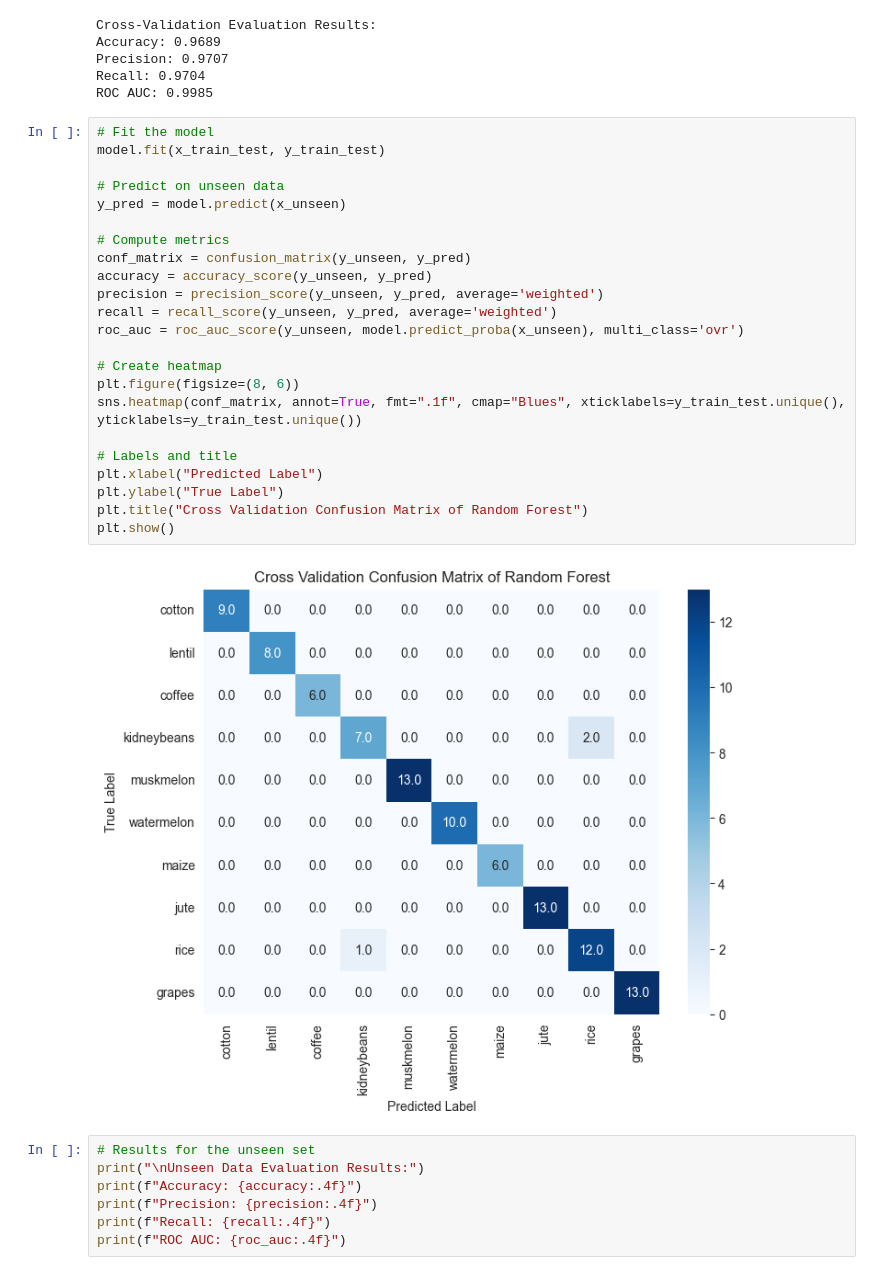
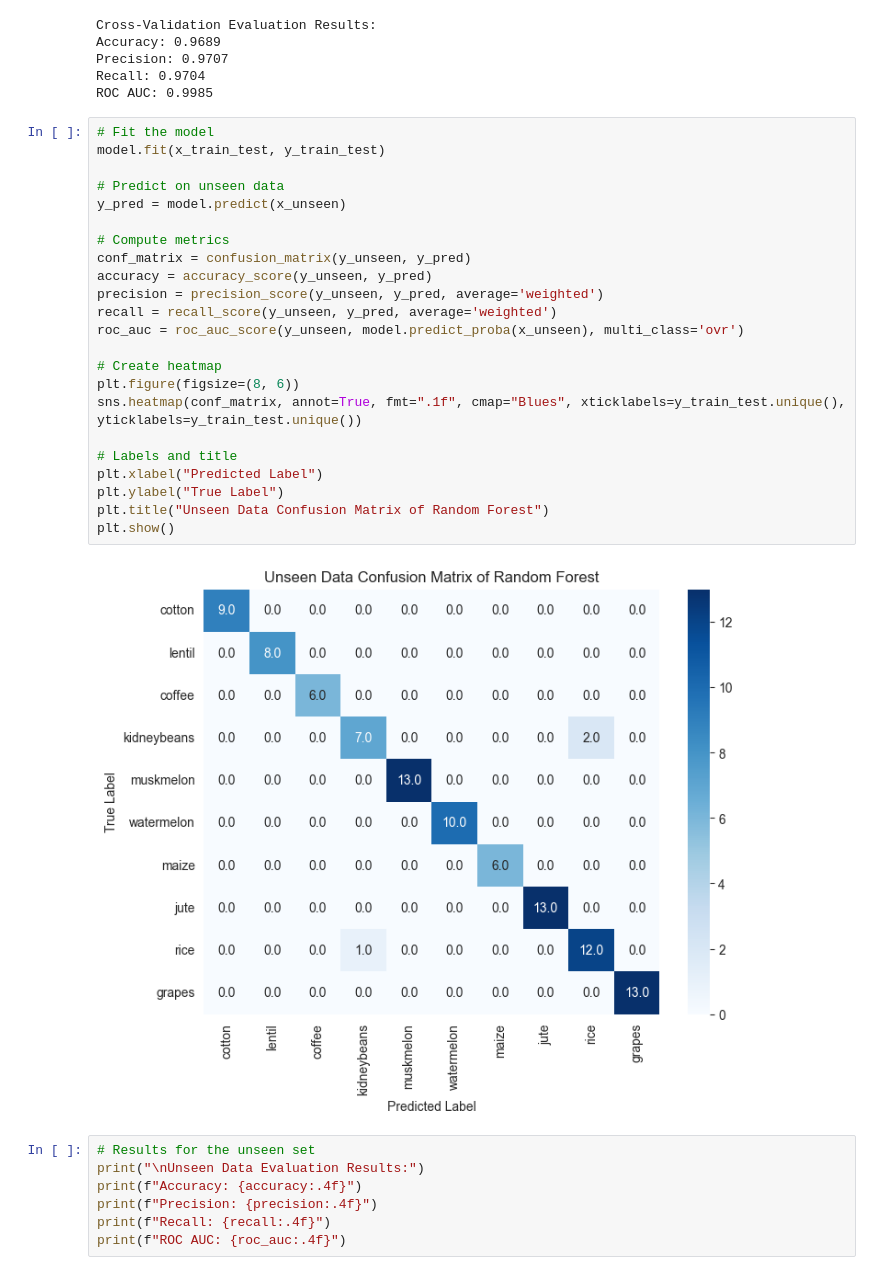
Before and after one commit to Stephen-Coloma/Crop-Recommendation-Machine-Learning, a Jupyter notebook: RandomForest.ipynb, the cells around one changed output. Saved outputs shown, nothing was run; the diff lists cells and outputs as text.

Commit message:
Fixed the graph labels again

```diff
--- a/RandomForest.ipynb
+++ b/RandomForest.ipynb
@@ -76,28 +76,28 @@ ROC AUC: 0.9985
 # %%
 # Fit the model
 model.fit(x_train_test, y_train_test)
 
 # Predict on unseen data
 y_pred = model.predict(x_unseen)
 
 # Compute metrics
 conf_matrix = confusion_matrix(y_unseen, y_pred)
 accuracy = accuracy_score(y_unseen, y_pred)
 precision = precision_score(y_unseen, y_pred, average='weighted')
 recall = recall_score(y_unseen, y_pred, average='weighted')
 roc_auc = roc_auc_score(y_unseen, model.predict_proba(x_unseen), multi_class='ovr')
 
 # Create heatmap
 plt.figure(figsize=(8, 6))
 sns.heatmap(conf_matrix, annot=True, fmt=".1f", cmap="Blues", xticklabels=y_train_test.unique(), yticklabels=y_train_test.unique())
 
 # Labels and title
 plt.xlabel("Predicted Label")
 plt.ylabel("True Label")
-plt.title("Cross Validation Confusion Matrix of Random Forest")
+plt.title("Unseen Data Confusion Matrix of Random Forest")
 plt.show()
 # %% [output]
-[figure, old version]
+[figure, new version]
 # %%
 # Results for the unseen set
 print("\nUnseen Data Evaluation Results:")
```
